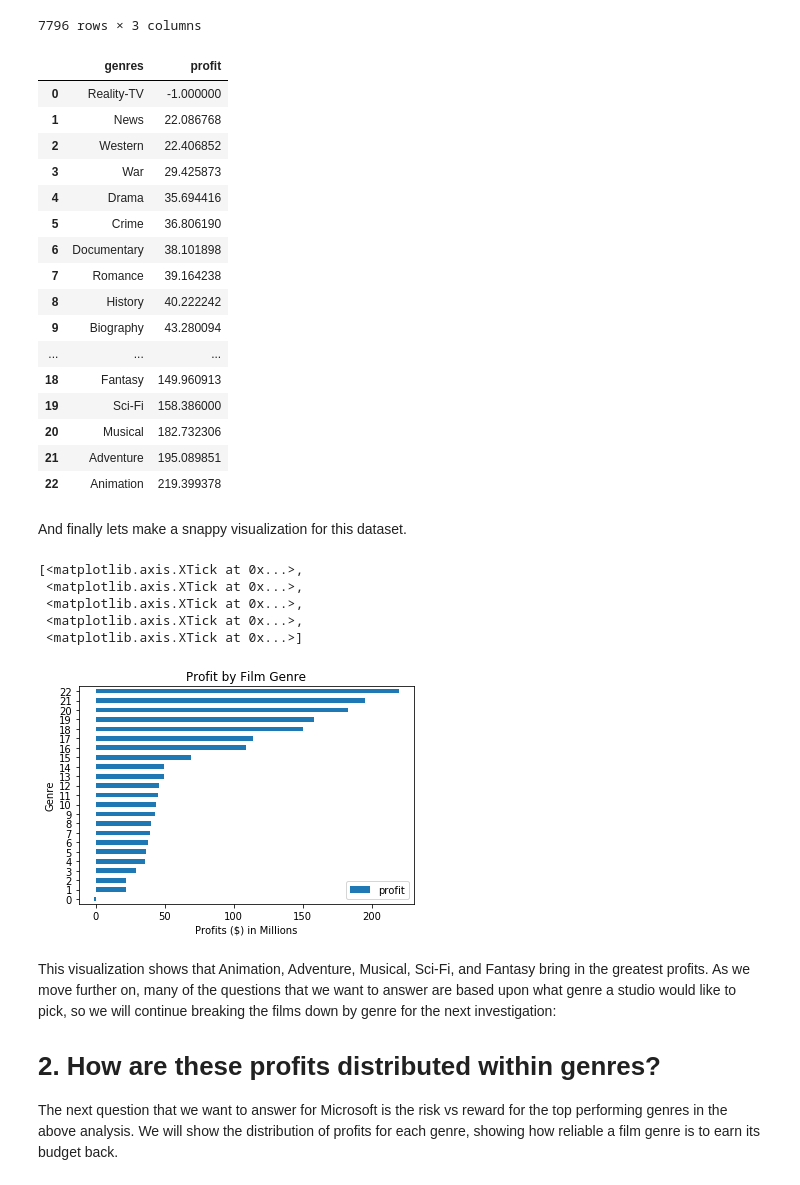
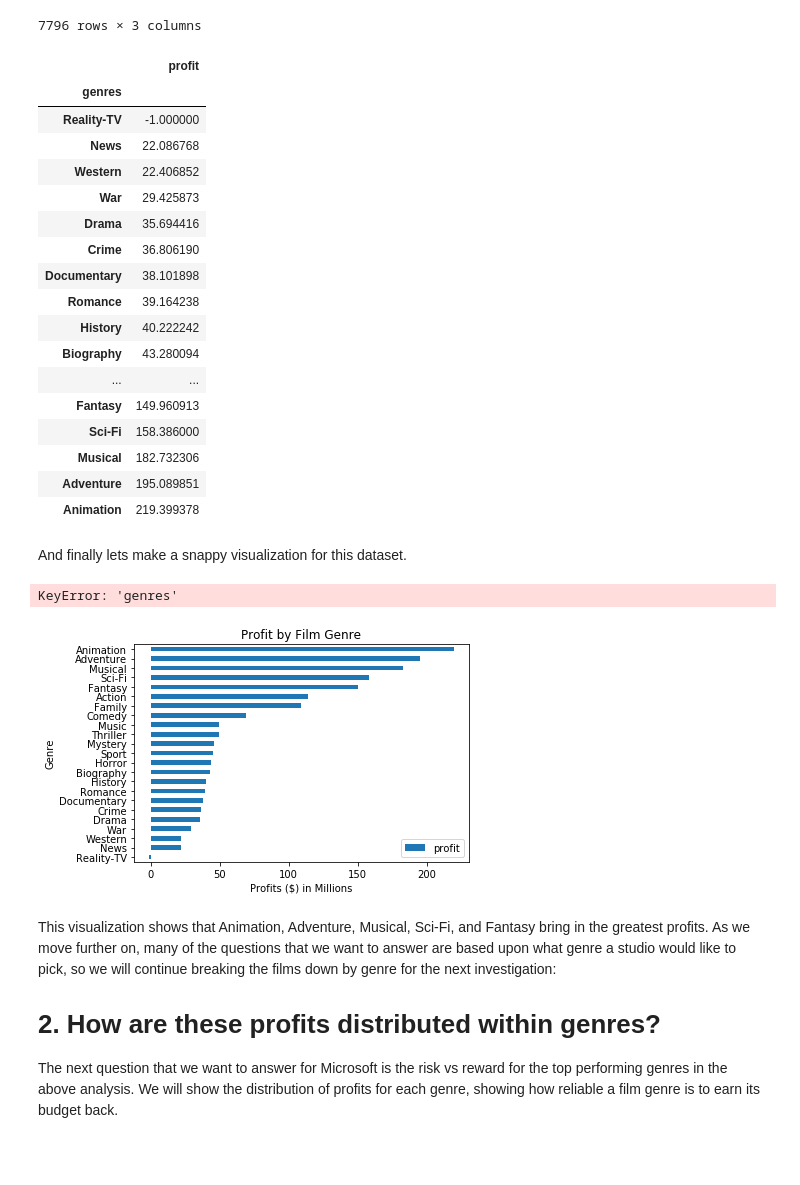
Before and after one commit to RMcAr/dsc-mod-1-project-v2-1-onl01-dtsc-ft-070620, a Jupyter notebook: Ryan McArthur, Mod 1 FINAL .ipynb, the cells around one changed output. Cells and saved outputs as stored; diff of their text form; code cells hidden in the pictures; blank space fills up the shorter version.

```diff
--- a/Ryan McArthur, Mod 1 FINAL .ipynb
+++ b/Ryan McArthur, Mod 1 FINAL .ipynb
@@ -142,43 +142,43 @@ profit_by_genre = df_merge.groupby(['genres']).mean()
 profit_by_genre = profit_by_genre.sort_values(by=['profit'], ascending = True)
 profit_by_genre['profit'] = profit_by_genre['profit'] / 1000000
 profit_by_genre = profit_by_genre.reset_index()
+profit_by_genre = profit_by_genre.set_index('genres')
 profit_by_genre
 # %% [output]
-|  | genres | profit |
-| 0 | Reality-TV | -1.000000 |
-| 1 | News | 22.086768 |
-| 2 | Western | 22.406852 |
-| 3 | War | 29.425873 |
-| 4 | Drama | 35.694416 |
-| 5 | Crime | 36.806190 |
-| 6 | Documentary | 38.101898 |
-| 7 | Romance | 39.164238 |
-| 8 | History | 40.222242 |
-| 9 | Biography | 43.280094 |
-| ... | ... | ... |
-| 18 | Fantasy | 149.960913 |
-| 19 | Sci-Fi | 158.386000 |
-| 20 | Musical | 182.732306 |
-| 21 | Adventure | 195.089851 |
-| 22 | Animation | 219.399378 |
+|  | profit |
+| genres |  |
+| Reality-TV | -1.000000 |
+| News | 22.086768 |
+| Western | 22.406852 |
+| War | 29.425873 |
+| Drama | 35.694416 |
+| Crime | 36.806190 |
+| Documentary | 38.101898 |
+| Romance | 39.164238 |
+| History | 40.222242 |
+| Biography | 43.280094 |
+| ... | ... |
+| Fantasy | 149.960913 |
+| Sci-Fi | 158.386000 |
+| Musical | 182.732306 |
+| Adventure | 195.089851 |
+| Animation | 219.399378 |
 # %% [markdown]
 And finally lets make a snappy visualization for this dataset.
 # %%
 #graph profit_by_genre
 
 ax = profit_by_genre.plot.barh(title = 'Profit by Film Genre')
 ax.set_xlabel('Profits ($) in Millions')
 ax.set_ylabel('Genre')
+ax.set_yticks(profit_by_genre['genres'])
 x_tick_labels = (profit_by_genre['profit'])/1000000
 x_tick_labels.values
+
 ax.set_xticks(range(0, 250, 50))
 # %% [output]
-[<matplotlib.axis.XTick at 0x...>,
- <matplotlib.axis.XTick at 0x...>,
- <matplotlib.axis.XTick at 0x...>,
- <matplotlib.axis.XTick at 0x...>,
- <matplotlib.axis.XTick at 0x...>]
+KeyError: 'genres'
-[figure, old version]
+[figure, new version]
 # %% [markdown]
 This visualization shows that Animation, Adventure, Musical, Sci-Fi, and Fantasy bring in the greatest profits. As we move further on, many of the questions that we want to answer are based upon what genre a studio would like to pick, so we will continue breaking the films down by genre for the next investigation:
 
```
Also changed, not shown: 1 other file.
